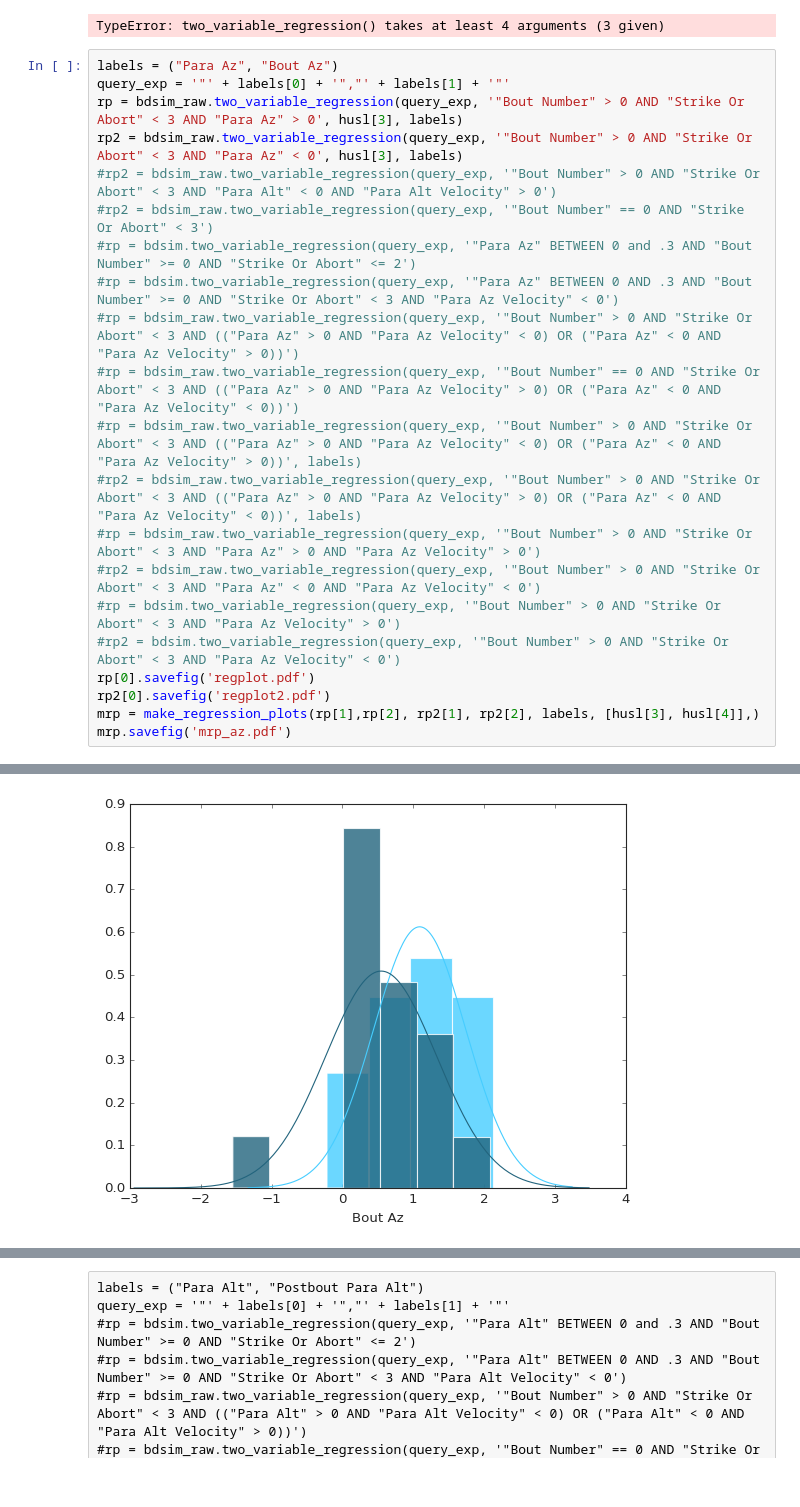
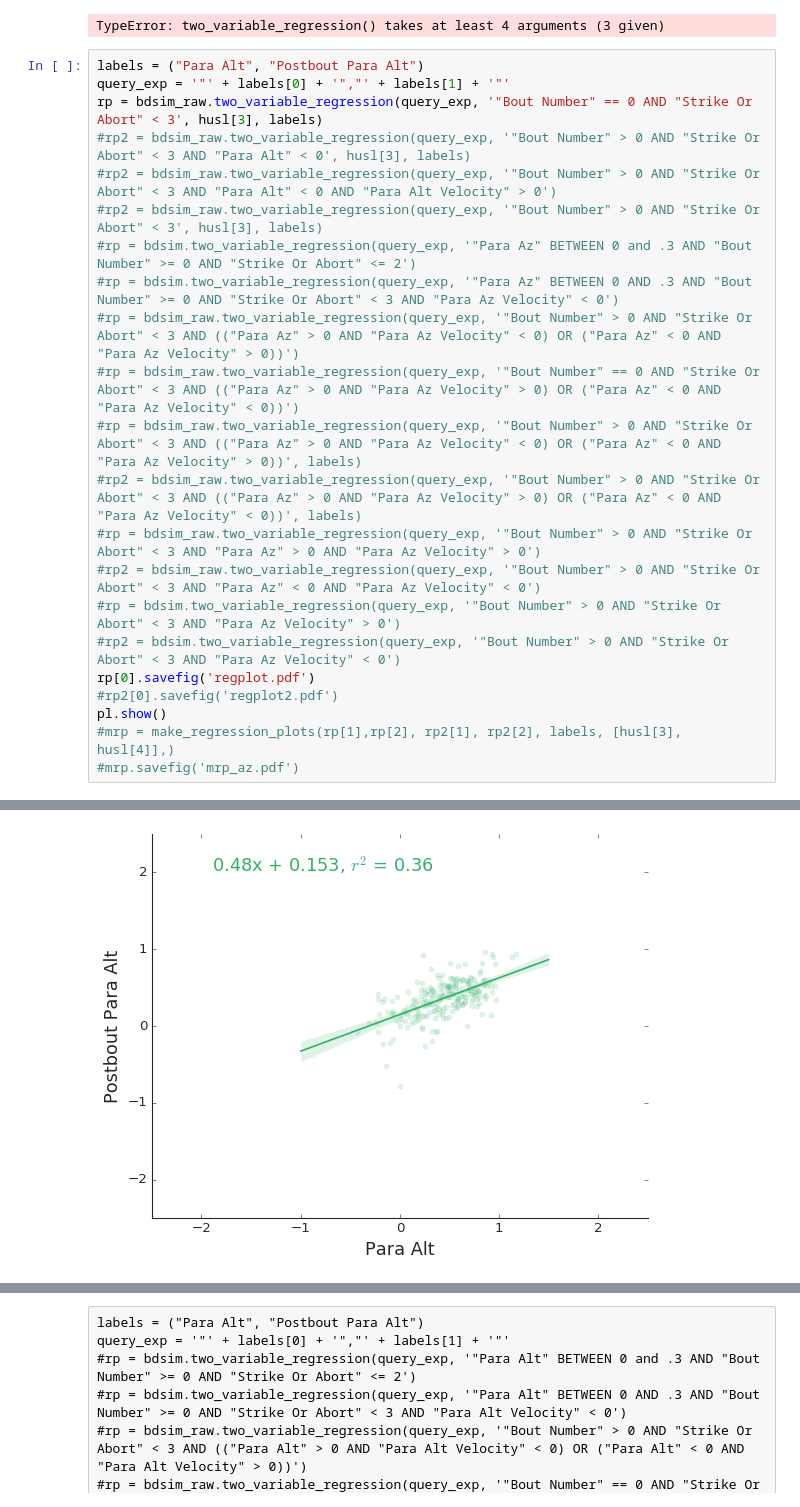
Before and after one commit to elifesciences-publications/PreycapMaster, a Jupyter notebook: BDB_Plot.ipynb, the cells around one changed output, grey strips where cells are left out. Drawn from its saved outputs; the diff is of its cells as text.

```diff
--- a/BDB_Plot.ipynb
+++ b/BDB_Plot.ipynb
@@ -250,12 +250,12 @@ rp[0].savefig('regplot.pdf')
 # %% [output]
 TypeError: two_variable_regression() takes at least 4 arguments (3 given)
 # %%
-labels = ("Para Az", "Bout Az")
+labels = ("Para Alt", "Postbout Para Alt")
 query_exp = '"' + labels[0] + '","' + labels[1] + '"'
-rp = bdsim_raw.two_variable_regression(query_exp, '"Bout Number" > 0 AND "Strike Or Abort" < 3 AND "Para Az" > 0', husl[3], labels)
-rp2 = bdsim_raw.two_variable_regression(query_exp, '"Bout Number" > 0 AND "Strike Or Abort" < 3 AND "Para Az" < 0', husl[3], labels)
+rp = bdsim_raw.two_variable_regression(query_exp, '"Bout Number" == 0 AND "Strike Or Abort" < 3', husl[3], labels)
+#rp2 = bdsim_raw.two_variable_regression(query_exp, '"Bout Number" > 0 AND "Strike Or Abort" < 3 AND "Para Alt" < 0', husl[3], labels)
 #rp2 = bdsim_raw.two_variable_regression(query_exp, '"Bout Number" > 0 AND "Strike Or Abort" < 3 AND "Para Alt" < 0 AND "Para Alt Velocity" > 0')
-#rp2 = bdsim_raw.two_variable_regression(query_exp, '"Bout Number" == 0 AND "Strike Or Abort" < 3')
+#rp2 = bdsim_raw.two_variable_regression(query_exp, '"Bout Number" > 0 AND "Strike Or Abort" < 3', husl[3], labels)
 #rp = bdsim.two_variable_regression(query_exp, '"Para Az" BETWEEN 0 and .3 AND "Bout Number" >= 0 AND "Strike Or Abort" <= 2')
 #rp = bdsim.two_variable_regression(query_exp, '"Para Az" BETWEEN 0 AND .3 AND "Bout Number" >= 0 AND "Strike Or Abort" < 3 AND "Para Az Velocity" < 0')
 #rp = bdsim_raw.two_variable_regression(query_exp, '"Bout Number" > 0 AND "Strike Or Abort" < 3 AND (("Para Az" > 0 AND "Para Az Velocity" < 0) OR ("Para Az" < 0 AND "Para Az Velocity" > 0))')
@@ -267,7 +267,8 @@ rp2 = bdsim_raw.two_variable_regression(query_exp, '"Bout Number" > 0 AND "Strik
 #rp = bdsim.two_variable_regression(query_exp, '"Bout Number" > 0 AND "Strike Or Abort" < 3 AND "Para Az Velocity" > 0')
 #rp2 = bdsim.two_variable_regression(query_exp, '"Bout Number" > 0 AND "Strike Or Abort" < 3 AND "Para Az Velocity" < 0')
 rp[0].savefig('regplot.pdf')
-rp2[0].savefig('regplot2.pdf')
-mrp = make_regression_plots(rp[1],rp[2], rp2[1], rp2[2], labels, [husl[3], husl[4]],)
-mrp.savefig('mrp_az.pdf')
+#rp2[0].savefig('regplot2.pdf')
+pl.show()
+#mrp = make_regression_plots(rp[1],rp[2], rp2[1], rp2[2], labels, [husl[3], husl[4]],)
+#mrp.savefig('mrp_az.pdf')
 # %% [output]
@@ -278 +277 @@ SELECT "Para Az","Bout Az" FROM bout_table WHERE "Bout Number" > 0 AND "Strike O
-[figure, old version]
+[figure, new version]
```
Also changed, not shown: parts of 1 cell of this notebook, 3 other files.
